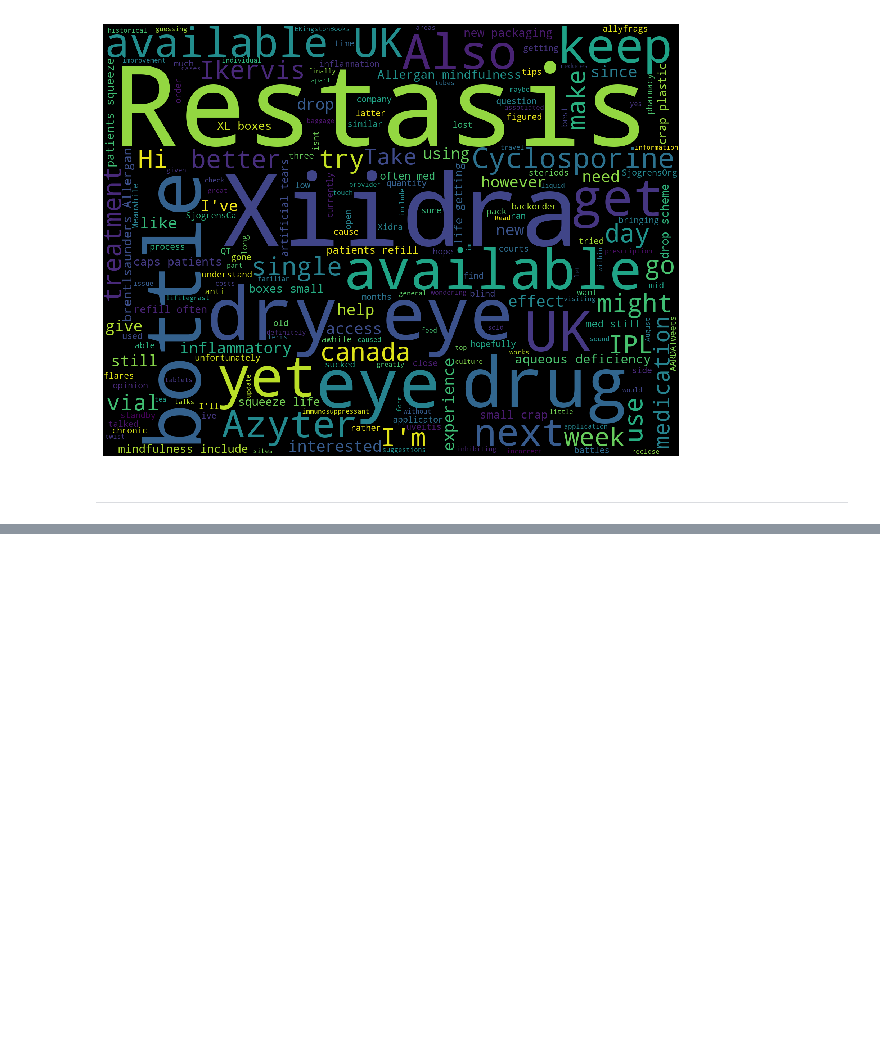
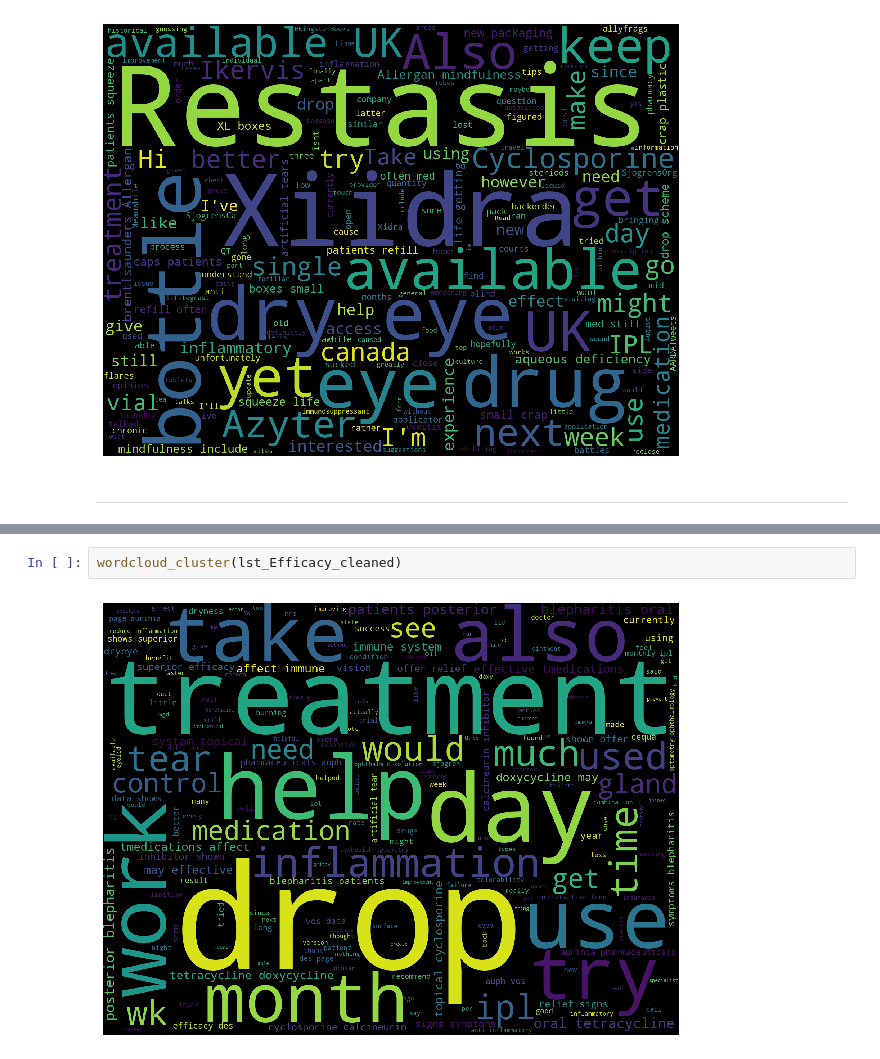
Before and after one commit to skumaravel/learning_and_discussions, a Jupyter notebook: jupyter_notebooks/text_classification/social_media_post_classification/social_media_posts_classification_eda.ipynb, the cells around one changed output, grey strips where cells are left out. Cells and saved outputs as stored; diff of their text form; blank space fills up the shorter version.

```diff
--- a/jupyter_notebooks/text_classification/social_media_post_classification/social_media_posts_classification_eda.ipynb
+++ b/jupyter_notebooks/text_classification/social_media_post_classification/social_media_posts_classification_eda.ipynb
@@ -151,0 +267,4 @@ wordcloud_cluster(lst_ComfortConvenience)
+# %%
+wordcloud_cluster(lst_Efficacy_cleaned)
+# %% [output]
+[figure, added]
```
Also changed, not shown: parts of 40 cells of this notebook.
